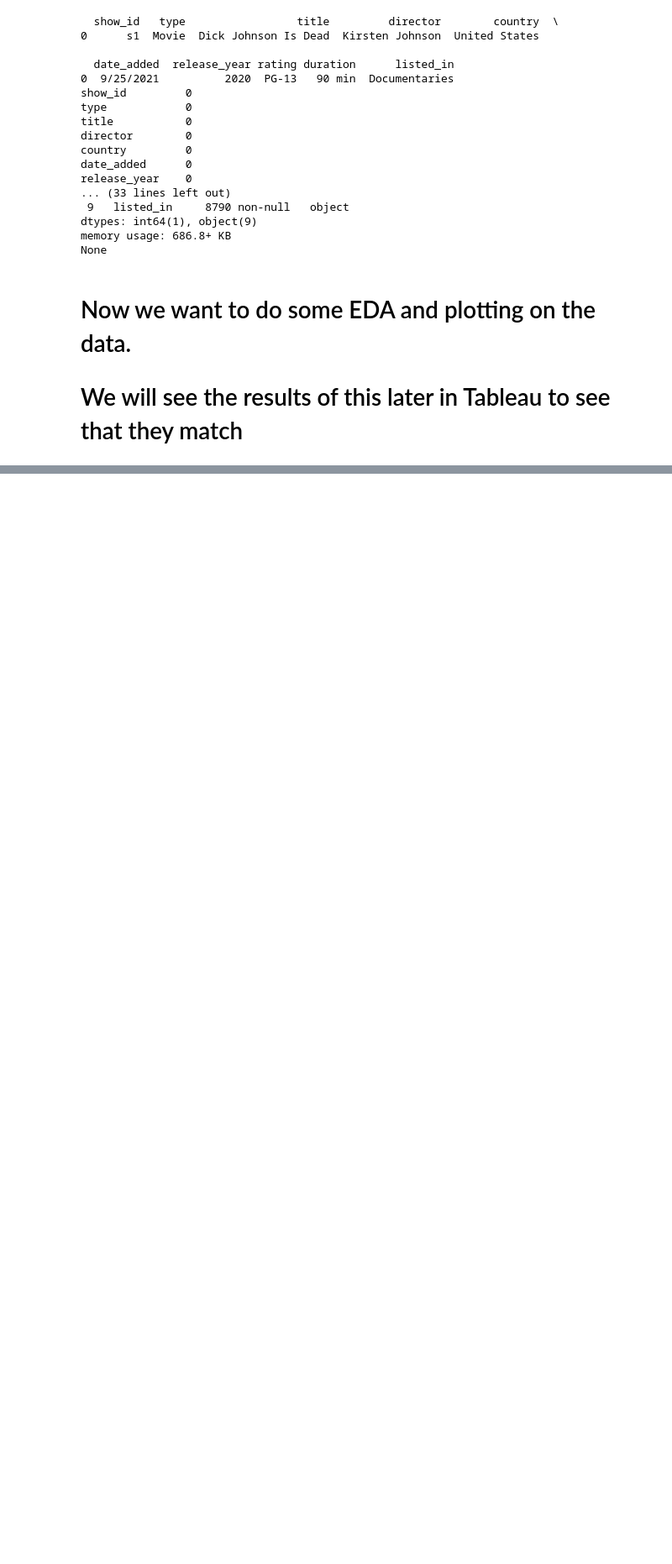
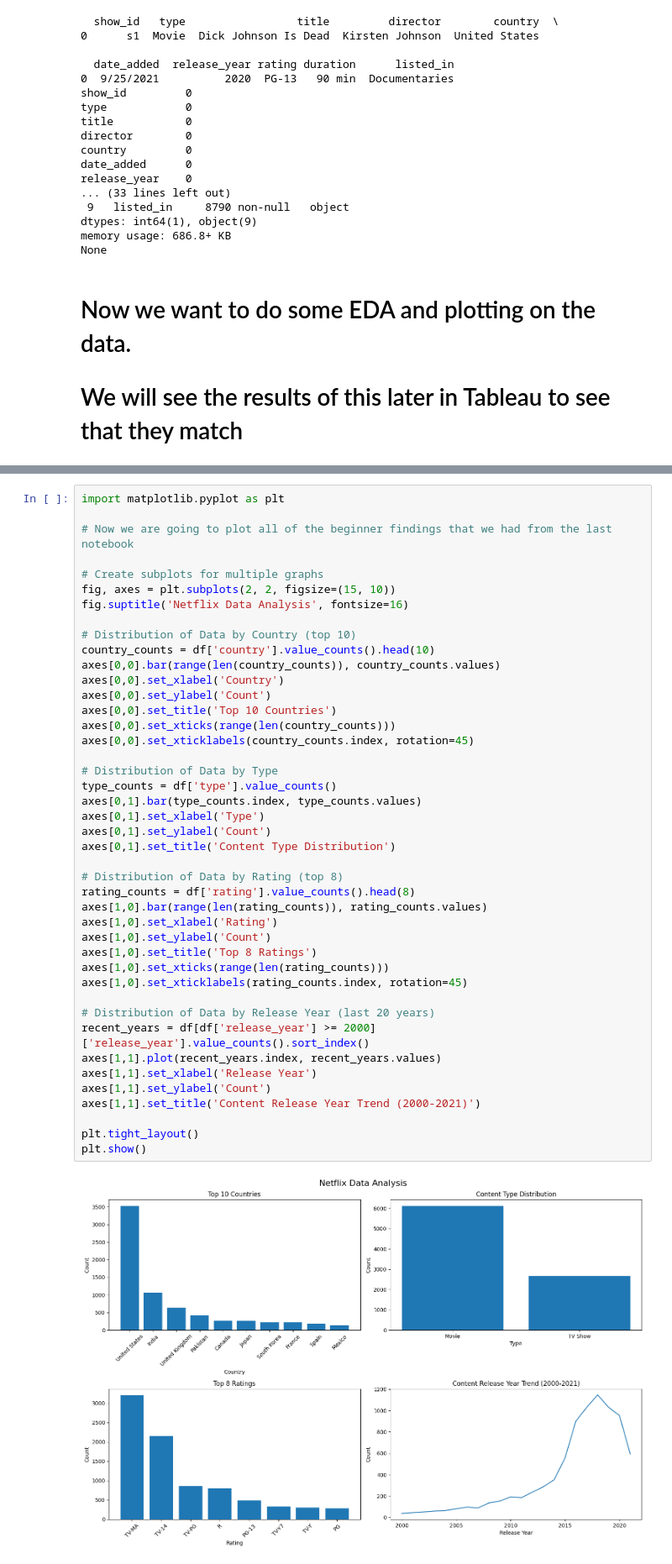
Before and after one commit to AndrewHlavacek/EDA_Netflix, a Jupyter notebook: Cleanup.ipynb, the cells around one changed output, grey strips where cells are left out. Shown at 84% size. Saved outputs shown, nothing was run; the diff lists cells and outputs as text; blank space fills up the shorter version.

```diff
--- a/Cleanup.ipynb
+++ b/Cleanup.ipynb
@@ -126,4 +124,49 @@ Soviet Union         1
 1947       1
 1961       1
 Name: count, Length: 74, dtype: int64
+# %%
+import matplotlib.pyplot as plt
+
+# Now we are going to plot all of the beginner findings that we had from the last notebook
+
+# Create subplots for multiple graphs
+fig, axes = plt.subplots(2, 2, figsize=(15, 10))
+fig.suptitle('Netflix Data Analysis', fontsize=16)
+
+# Distribution of Data by Country (top 10)
+country_counts = df['country'].value_counts().head(10)
+axes[0,0].bar(range(len(country_counts)), country_counts.values)
+axes[0,0].set_xlabel('Country')
+axes[0,0].set_ylabel('Count')
+axes[0,0].set_title('Top 10 Countries')
+axes[0,0].set_xticks(range(len(country_counts)))
+axes[0,0].set_xticklabels(country_counts.index, rotation=45)
+
+# Distribution of Data by Type
+type_counts = df['type'].value_counts()
+axes[0,1].bar(type_counts.index, type_counts.values)
+axes[0,1].set_xlabel('Type')
+axes[0,1].set_ylabel('Count')
+axes[0,1].set_title('Content Type Distribution')
+
+# Distribution of Data by Rating (top 8)
+rating_counts = df['rating'].value_counts().head(8)
+axes[1,0].bar(range(len(rating_counts)), rating_counts.values)
+axes[1,0].set_xlabel('Rating')
+axes[1,0].set_ylabel('Count')
+axes[1,0].set_title('Top 8 Ratings')
+axes[1,0].set_xticks(range(len(rating_counts)))
+axes[1,0].set_xticklabels(rating_counts.index, rotation=45)
+
+# Distribution of Data by Release Year (last 20 years)
+recent_years = df[df['release_year'] >= 2000]['release_year'].value_counts().sort_index()
+axes[1,1].plot(recent_years.index, recent_years.values)
+axes[1,1].set_xlabel('Release Year')
+axes[1,1].set_ylabel('Count')
+axes[1,1].set_title('Content Release Year Trend (2000-2021)')
+
+plt.tight_layout()
+plt.show()
+# %% [output]
+[figure, added]
 # %%
```
Also changed, not shown: parts of 2 cells of this notebook, 3 other files.
